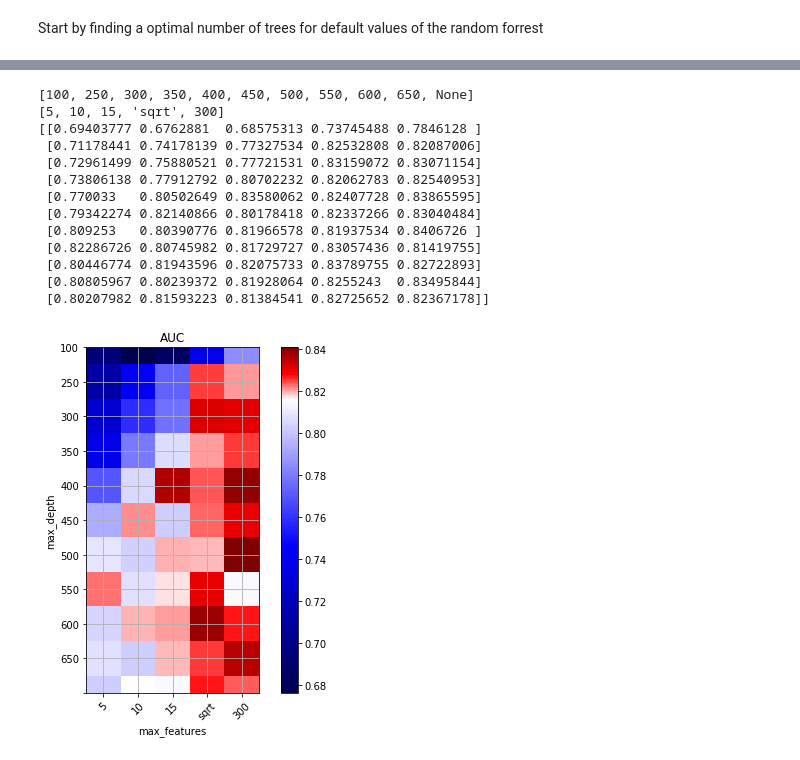
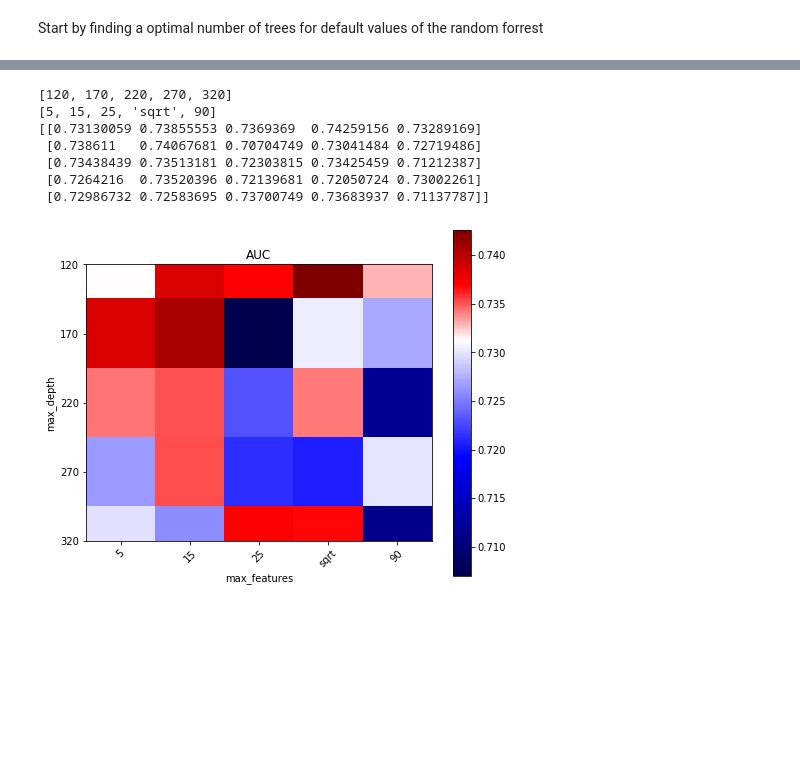
Before and after one commit to peturjokull/Gervigreind-Lokaverkefni, a Jupyter notebook: numi.ipynb, the cells around one changed output, grey strips where cells are left out. Saved outputs shown, nothing was run; the diff lists cells and outputs as text; code cells hidden in the pictures; blank space fills up the shorter version.

```diff
--- a/numi.ipynb
+++ b/numi.ipynb
@@ -785,16 +845,19 @@ Wall time: 1min 8s
 %%time
 warnings.filterwarnings("ignore") # ignore warnings for the purpose of readability
 
-train_size = 3000
+train_size = 5000
 # tekur um 1min+ med 5 þúsund train size
 X_train_reduced, y_train_reduced = data_subsample_asserts_two_classes(X_train_np, y_train_np, train_size)
 X_train_reduced, vectorizer = vectorize_data(X_train_reduced)
-depth_range = np.arange(250, 700, 50).tolist()
-depth_range.insert(0,100)
-depth_range.append(None)
-features_range = np.arange(5, 20, 5).tolist()
+depth_range = np.arange(120, 350, 50).tolist()
+# depth_range.insert(0,100)
+
+features_range = np.arange(5, 30, 10).tolist()
 features_range.append('sqrt')
-features_range.append(300)
+features_range.append(90)
+
+# features_range.insert(0,10)
+
 
 
 parameters = {
@@ -818,30 +880,25 @@ Wall time: 2min 2s
 # %%
 # print(grid.cv_results_)
 # print(grid.cv_results_['mean_test_score'])
 # sama mynd og að ofan, betra að stilla hér
 offset = 0.01
-
+bla = np.arange(100, 500, 100).tolist()
+# print(bla)
 print(depth_range)
 print(features_range)
 scores = grid.cv_results_['mean_test_score'].reshape(len(depth_range),len(features_range))
 print(scores)
 plot_heatmap(scores, 'AUC', 'max_features', 'max_depth',
               features_range, depth_range, np.min(scores), np.median(scores))
 # %% [output]
-[100, 250, 300, 350, 400, 450, 500, 550, 600, 650, None]
-[5, 10, 15, 'sqrt', 300]
-[[0.69403777 0.6762881  0.68575313 0.73745488 0.7846128 ]
- [0.71178441 0.74178139 0.77327534 0.82532808 0.82087006]
- [0.72961499 0.75880521 0.77721531 0.83159072 0.83071154]
- [0.73806138 0.77912792 0.80702232 0.82062783 0.82540953]
- [0.770033   0.80502649 0.83580062 0.82407728 0.83865595]
- [0.79342274 0.82140866 0.80178418 0.82337266 0.83040484]
- [0.809253   0.80390776 0.81966578 0.81937534 0.8406726 ]
- [0.82286726 0.80745982 0.81729727 0.83057436 0.81419755]
- [0.80446774 0.81943596 0.82075733 0.83789755 0.82722893]
- [0.80805967 0.80239372 0.81928064 0.8255243  0.83495844]
- [0.80207982 0.81593223 0.81384541 0.82725652 0.82367178]]
+[120, 170, 220, 270, 320]
+[5, 15, 25, 'sqrt', 90]
+[[0.73130059 0.73855553 0.7369369  0.74259156 0.73289169]
+ [0.738611   0.74067681 0.70704749 0.73041484 0.72719486]
+ [0.73438439 0.73513181 0.72303815 0.73425459 0.71212387]
+ [0.7264216  0.73520396 0.72139681 0.72050724 0.73002261]
+ [0.72986732 0.72583695 0.73700749 0.73683937 0.71137787]]
-[figure, old version]
+[figure, new version]
 # %%
 %%time
 train_size = 50000
```
Also changed, not shown: parts of 30 cells of this notebook.
